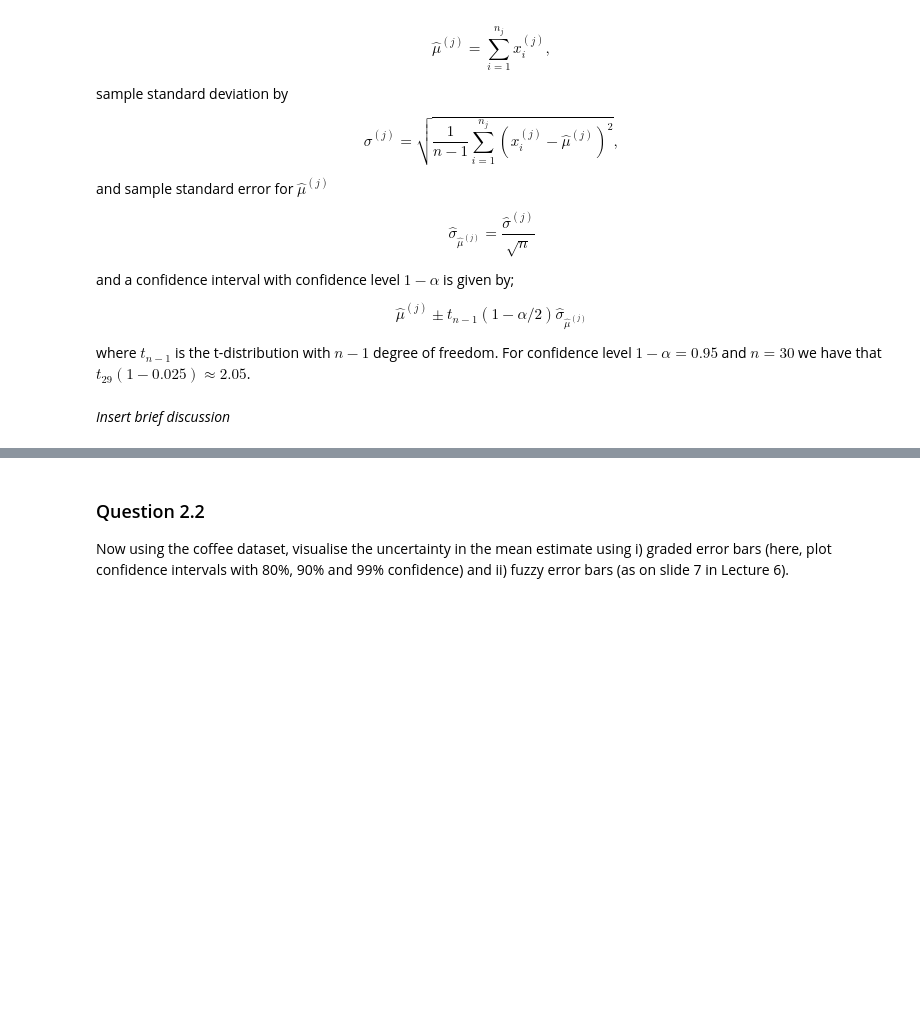
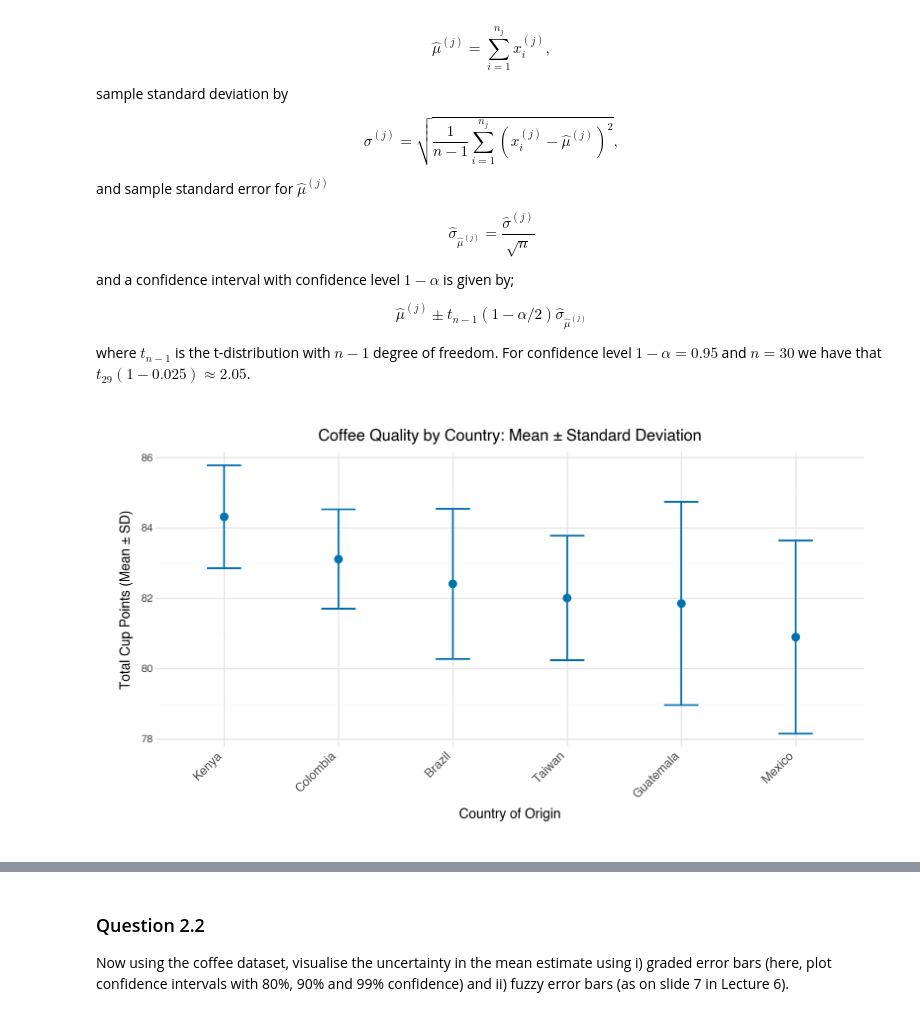
Before and after one commit to Salabud/MVE080-grp10, a Jupyter notebook: Homework4_2025.ipynb, the cells around one changed output, grey strips where cells are left out. Cells and saved outputs as stored; diff of their text form; code cells hidden in the pictures; blank space fills up the shorter version.

```diff
--- a/Homework4_2025.ipynb
+++ b/Homework4_2025.ipynb
@@ -113,2 +107,46 @@ where $t_{n-1}$ is the t-distribution with $n-1$ degree of freedom. For confiden
-# %% [markdown]
-*Insert brief discussion*
+# %%
+# Insert code here for visual 1
+# Remember to print the visual
+
+coffee_data = pd.read_csv("Homework4_resources/part 1/q2.1.-q2.2. (coffee tidy)/Coffee_tidy.csv")
+
+stats_by_country = coffee_data.groupby('country_of_origin').agg(
+    mean_rating=('total_cup_points', 'mean'),
+    std_dev=('total_cup_points', 'std'),
+    n=('total_cup_points', 'count')
+).reset_index()
+
+stats_by_country = stats_by_country.sort_values('mean_rating', ascending=False)
+stats_by_country['country_of_origin'] = pd.Categorical(
+    stats_by_country['country_of_origin'],
+    categories=stats_by_country['country_of_origin'],
+    ordered=True
+)
+
+#visual_1 =
+(
+    ggplot(stats_by_country, aes(x='country_of_origin', y='mean_rating'))
+    + geom_point(size=3, color=cbPalette[4])
+    + geom_errorbar(
+        aes(ymin='mean_rating - std_dev', ymax='mean_rating + std_dev'),
+        width=0.3,
+        size=0.8,
+        color=cbPalette[4]
+    )
+    + labs(
+        title="Coffee Quality by Country: Mean ± Standard Deviation",
+        x="Country of Origin",
+        y="Total Cup Points (Mean ± SD)"
+    )
+    + theme_minimal()
+    + theme(
+        plot_title=element_text(size=13, face='bold'),
+        axis_text_x=element_text(angle=45, hjust=1, size=10),
+        plot_margin=0.03,
+        figure_size=(9, 5)
+    )
+)
+
+#print(visual_1)
+# %% [output]
+[figure, added]
```
Also changed, not shown: parts of 17 cells of this notebook, 4 other files.
